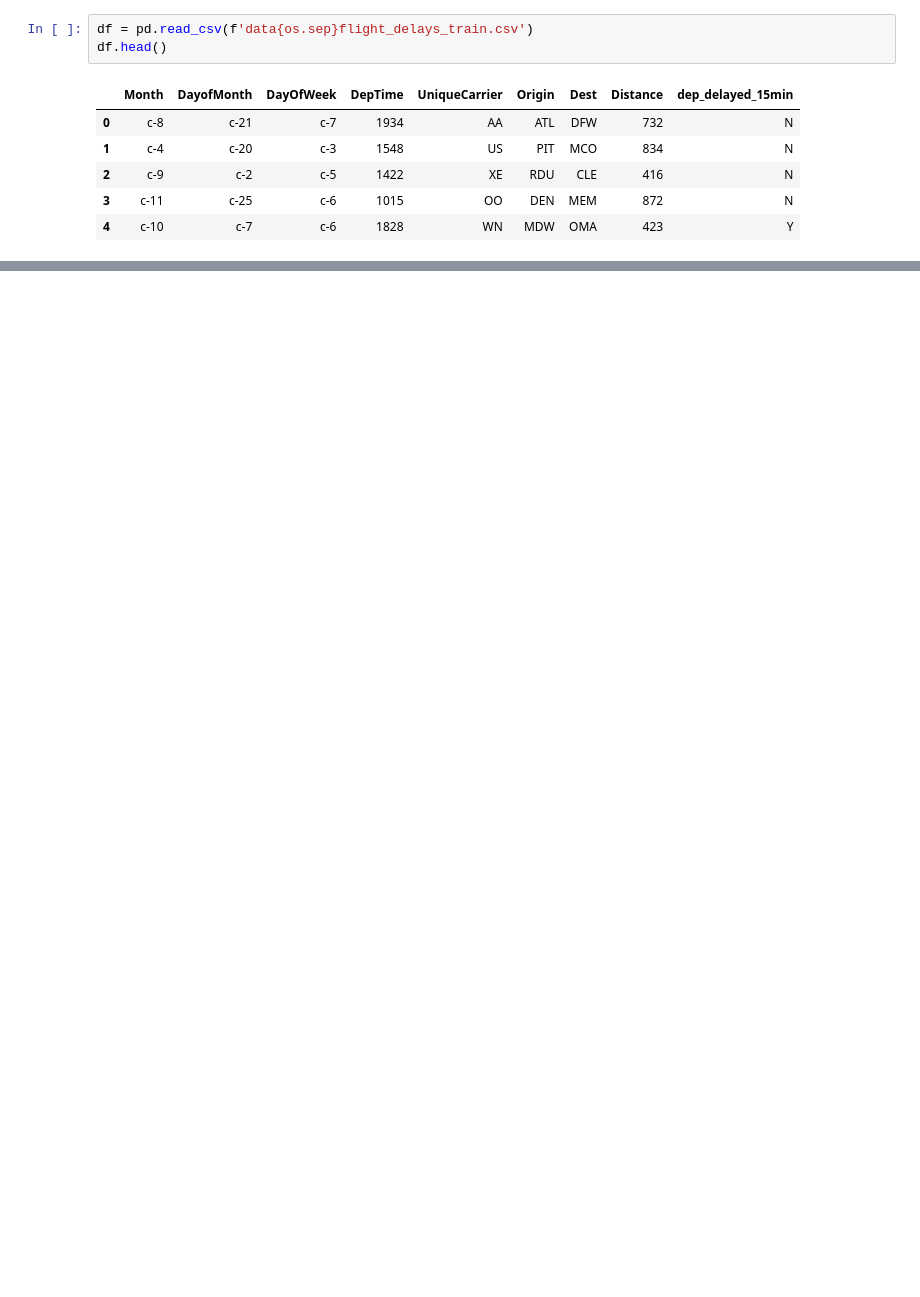
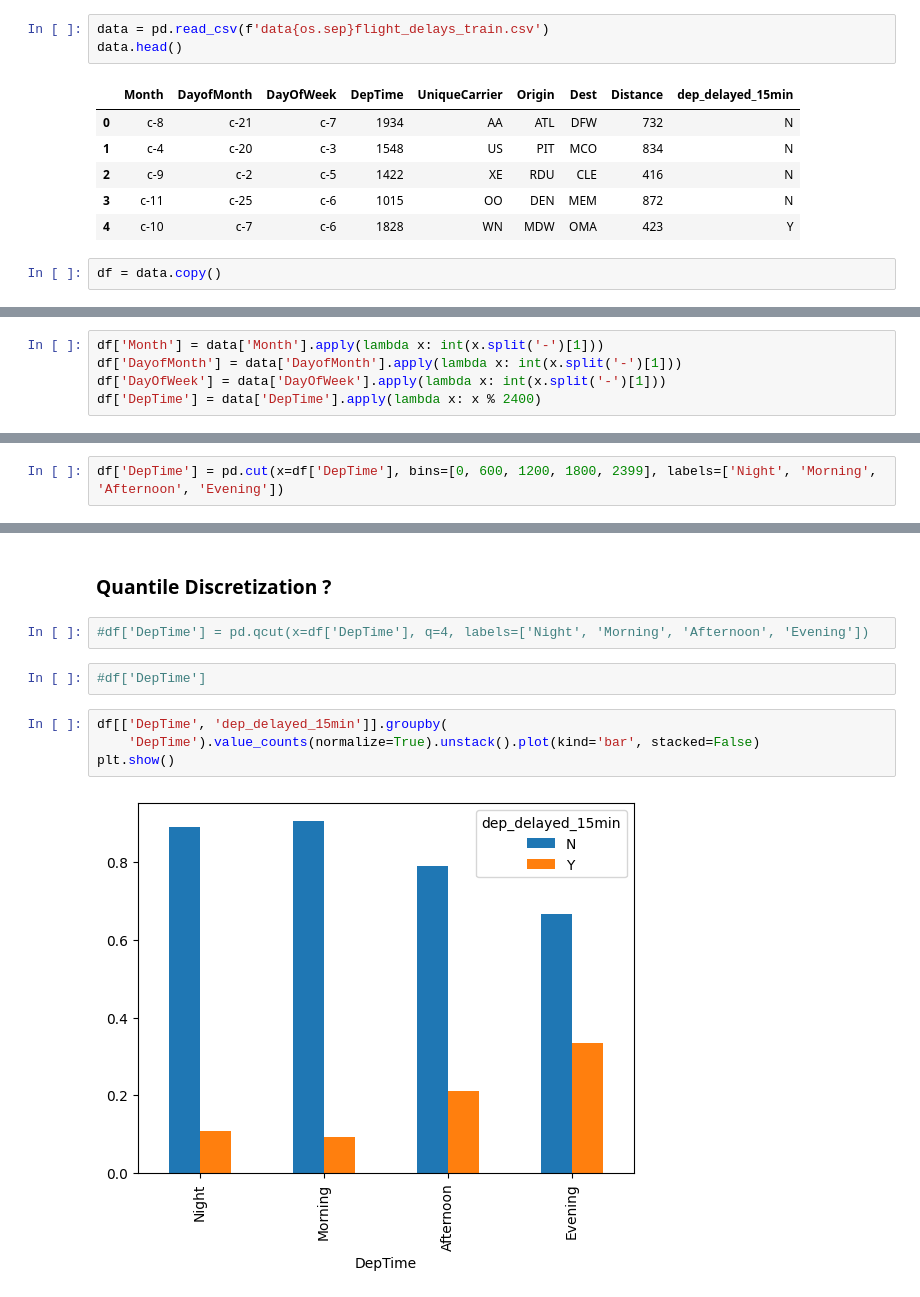
Before and after one commit to MatteoFasulo/BayesianHeartDisease, a Jupyter notebook: notebook.ipynb, the cells around one changed output, grey strips where cells are left out. Drawn from its saved outputs; the diff is of its cells as text; blank space fills up the shorter version.

```diff
--- a/notebook.ipynb
+++ b/notebook.ipynb
@@ -4,6 +9,6 @@ import pandas as pd
 # %%
-df = pd.read_csv(f'data{os.sep}flight_delays_train.csv')
-df.head()
+data = pd.read_csv(f'data{os.sep}flight_delays_train.csv')
+data.head()
 # %% [output]
 |  | Month | DayofMonth | DayOfWeek | DepTime | UniqueCarrier | Origin | Dest | Distance | dep_delayed_15min |
 | 0 | c-8 | c-21 | c-7 | 1934 | AA | ATL | DFW | 732 | N |
@@ -11,3 +16,5 @@ df.head()
 | 2 | c-9 | c-2 | c-5 | 1422 | XE | RDU | CLE | 416 | N |
 | 3 | c-11 | c-25 | c-6 | 1015 | OO | DEN | MEM | 872 | N |
 | 4 | c-10 | c-7 | c-6 | 1828 | WN | MDW | OMA | 423 | Y |
+# %%
+df = data.copy()
@@ -13,0 +23,5 @@ df.head()
+# %%
+df['Month'] = data['Month'].apply(lambda x: int(x.split('-')[1]))
+df['DayofMonth'] = data['DayofMonth'].apply(lambda x: int(x.split('-')[1]))
+df['DayOfWeek'] = data['DayOfWeek'].apply(lambda x: int(x.split('-')[1]))
+df['DepTime'] = data['DepTime'].apply(lambda x: x % 2400)
@@ -13,0 +37,2 @@ df.head()
+# %%
+df['DepTime'] = pd.cut(x=df['DepTime'], bins=[0, 600, 1200, 1800, 2399], labels=['Night', 'Morning', 'Afternoon', 'Evening'])
@@ -13,0 +55,12 @@ df.head()
+# %% [markdown]
+### Quantile Discretization ?
+# %%
+#df['DepTime'] = pd.qcut(x=df['DepTime'], q=4, labels=['Night', 'Morning', 'Afternoon', 'Evening'])
+# %%
+#df['DepTime']
+# %%
+df[['DepTime', 'dep_delayed_15min']].groupby(
+    'DepTime').value_counts(normalize=True).unstack().plot(kind='bar', stacked=False)
+plt.show()
+# %% [output]
+[figure, added]
```
Also changed, not shown: parts of 32 cells of this notebook, 1 other file.
